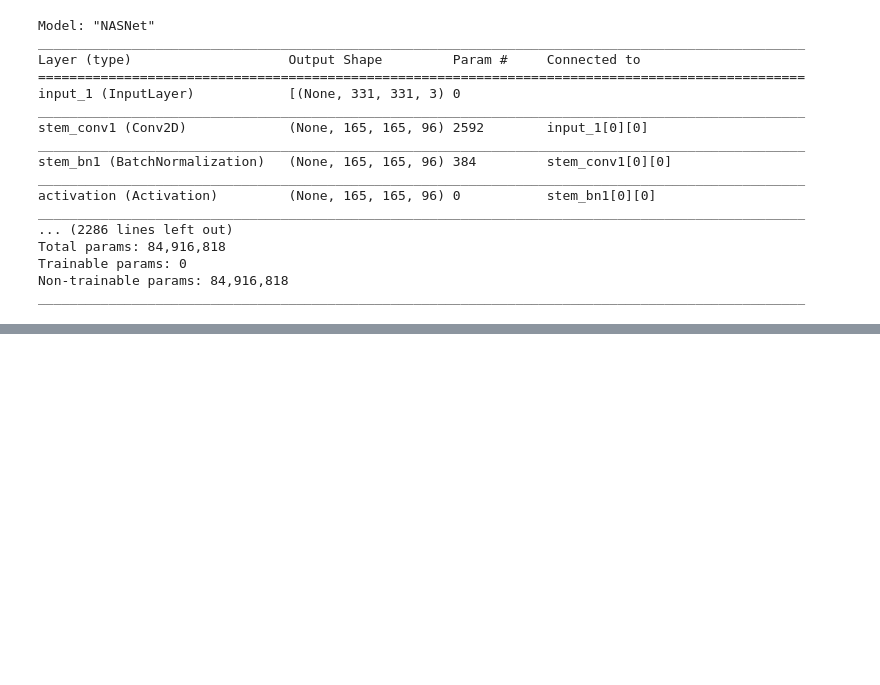
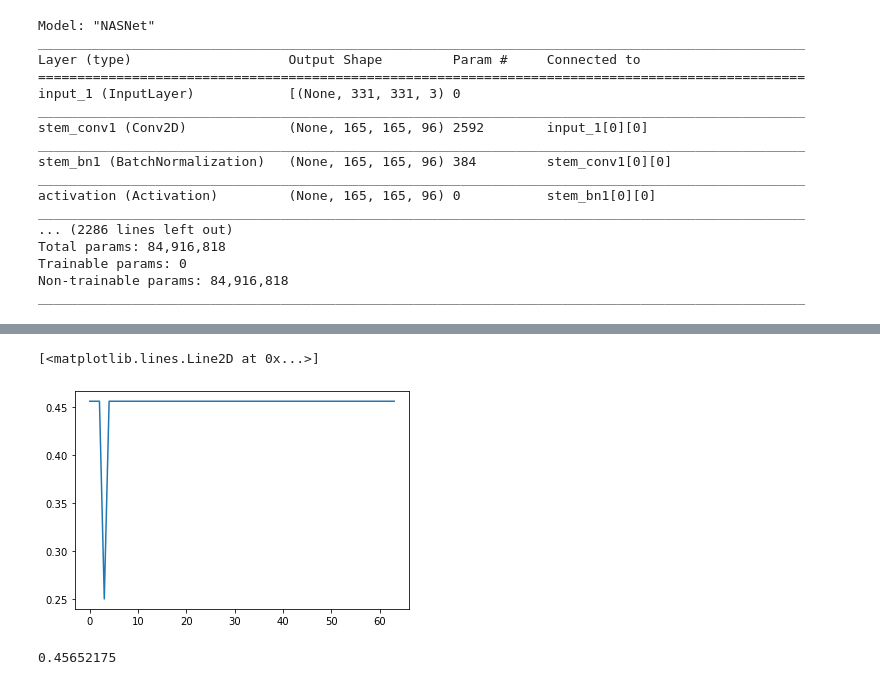
Before and after one commit to JARACH-209/ImageCLEF2021, a Jupyter notebook: Models/NASNet/NASNet_Keras.ipynb, the cells around one changed output, grey strips where cells are left out. Drawn from its saved outputs; the diff is of its cells as text; code cells hidden in the pictures; blank space fills up the shorter version.

```diff
--- a/Models/NASNet/NASNet_Keras.ipynb
+++ b/Models/NASNet/NASNet_Keras.ipynb
@@ -113,6 +270,6 @@ def get_model(base_model):
     return model
 #     model.compile(optimizer="Adam", loss="mse", metrics=["mae"])
 # %%
-model = get_model(NASNet)
+model = get_model(NASNet, input_shape)
 model.summary()
 # %% [output]
@@ -143,9 +292,0 @@ model.compile(
-# %%
-history = model.fit(
-            train_generator,
-            steps_per_epoch=100,
-            epochs=2,
-            validation_data=val_generator,
-            validation_steps=5,
-            shuffle=False
-)
@@ -156,0 +293,31 @@ Epoch 2/2
+# %%
+initial_learning_rate = 5e-3
+lr_schedule = keras.optimizers.schedules.ExponentialDecay(
+    initial_learning_rate, decay_steps=100000, decay_rate=0.96, staircase=True
+)
+
+
+model.compile(
+    loss="categorical_crossentropy",
+    optimizer=keras.optimizers.RMSprop(learning_rate=lr_schedule),
+    metrics=["accuracy"],
+)
+# %%
+checkpoint_cb = keras.callbacks.ModelCheckpoint(
+    f"{model_name}.h5", save_best_only=True
+)
+
+early_stopping_cb = keras.callbacks.EarlyStopping(monitor="val_accuracy", patience=8)
+
+
+clr_triangular = CyclicLR(mode='triangular2')
+
+history = model.fit(
+            train_generator,
+            epochs=64,
+            steps_per_epoch=394,
+            validation_data=val_generator,
+#             validation_steps=29,
+            shuffle=False,
+            callbacks=[checkpoint_cb, early_stopping_cb]
+)
@@ -156,0 +344,9 @@ Epoch 2/2
+# %%
+plt.plot(history.history['val_accuracy'])
+# %% [output]
+[<matplotlib.lines.Line2D at 0x...>]
+[figure, added]
+# %%
+np.max(history.history['val_accuracy'])
+# %% [output]
+0.45652175
```
Also changed, not shown: parts of 14 cells of this notebook, 29 other files.
